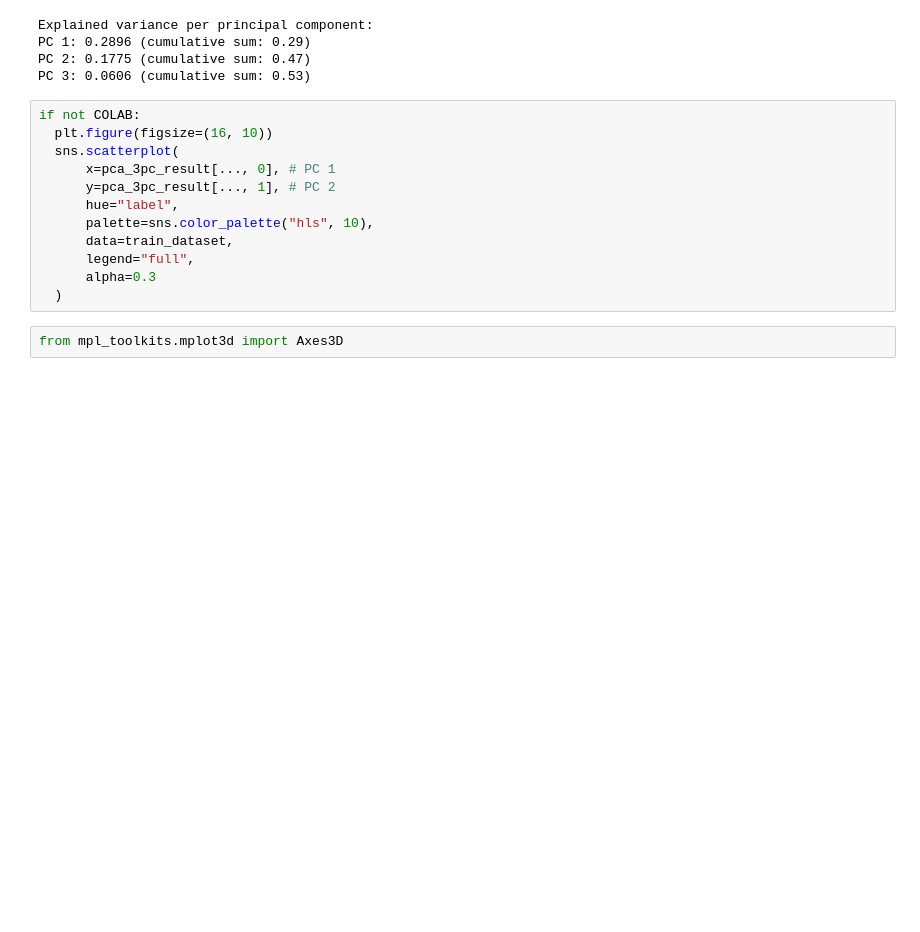
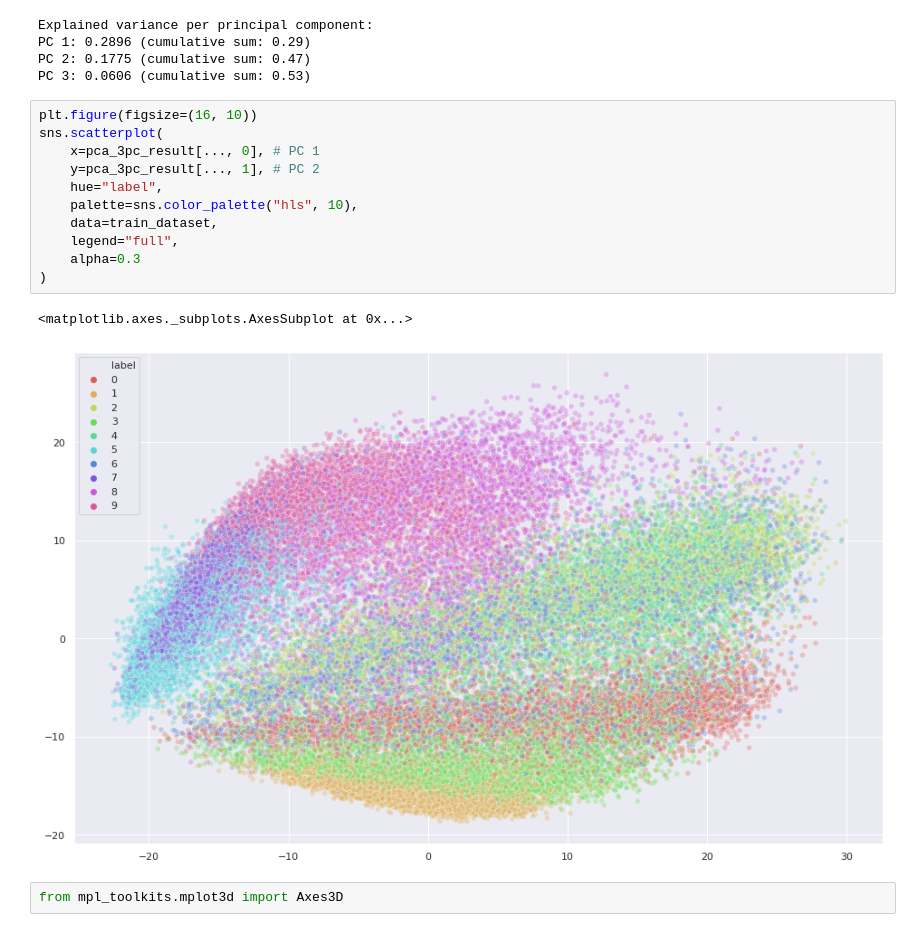
Before and after one commit to laurelkeys/machine-learning, a Jupyter notebook: assignment-3/Assignment3.ipynb, the cells around one changed output. Saved outputs shown, nothing was run; the diff lists cells and outputs as text; blank space fills up the shorter version.

```diff
--- a/assignment-3/Assignment3.ipynb
+++ b/assignment-3/Assignment3.ipynb
@@ -883,17 +883,19 @@ PC 1: 0.2896 (cumulative sum: 0.29)
 PC 2: 0.1775 (cumulative sum: 0.47)
 PC 3: 0.0606 (cumulative sum: 0.53)
 # %%
-if not COLAB:
-  plt.figure(figsize=(16, 10))
-  sns.scatterplot(
-      x=pca_3pc_result[..., 0], # PC 1
-      y=pca_3pc_result[..., 1], # PC 2
-      hue="label",
-      palette=sns.color_palette("hls", 10),
-      data=train_dataset,
-      legend="full",
-      alpha=0.3
-  )
+plt.figure(figsize=(16, 10))
+sns.scatterplot(
+    x=pca_3pc_result[..., 0], # PC 1
+    y=pca_3pc_result[..., 1], # PC 2
+    hue="label",
+    palette=sns.color_palette("hls", 10),
+    data=train_dataset,
+    legend="full",
+    alpha=0.3
+)
+# %% [output]
+<matplotlib.axes._subplots.AxesSubplot at 0x...>
+[figure, added]
 # %%
 from mpl_toolkits.mplot3d import Axes3D
 # %%
```
Also changed, not shown: parts of 14 cells of this notebook.
